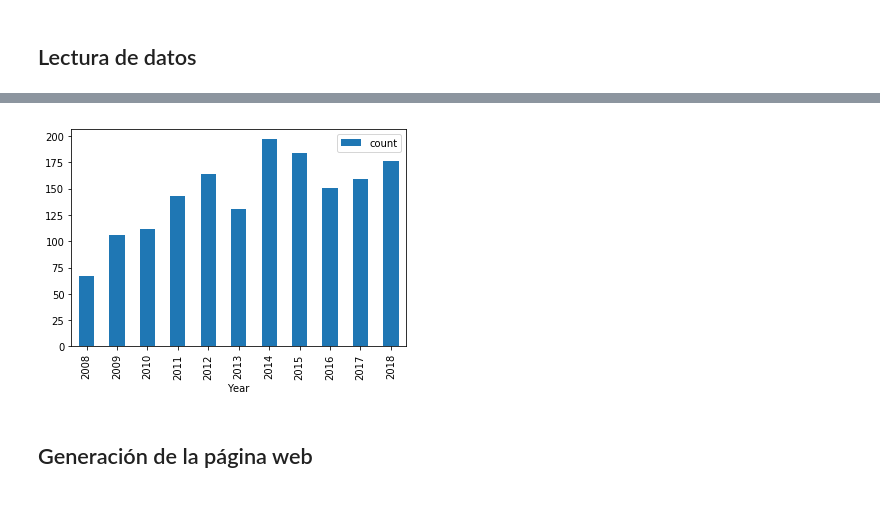
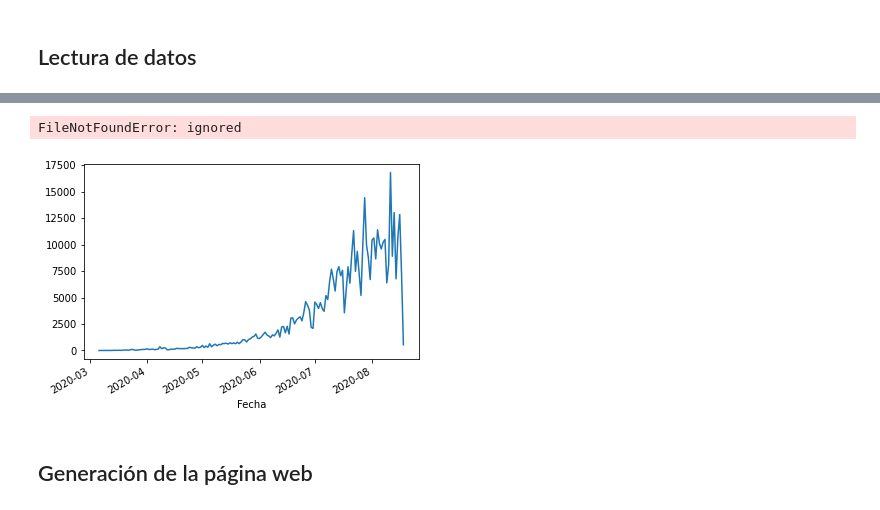
Before and after one commit to wssanchezm/Prueba, a Jupyter notebook: dataproc.ipynb, the cells around one changed output, grey strips where cells are left out. Cells and saved outputs as stored; diff of their text form; code cells hidden in the pictures.

```diff
--- a/dataproc.ipynb
+++ b/dataproc.ipynb
@@ -74,0 +14,3 @@ most_cited
+# %%
+datos= pd.read_csv('https://www.datos.gov.co/api/views/gt2j-8ykr/rows.csv?accessType=DOWNLOAD&bom=true&format=true')
+datos.head()
@@ -98,8 +26,2 @@ count
-# %%
-##
-## Se genera el gráfico y se salva en la carpeta docs
-##
-count.plot.bar();
-plt.savefig('docs/numbyyear.png')
-# %% [output]
-[figure, removed]
+# %%
+datos['Fecha'] = pd.to_datetime(datos['Fecha diagnostico'], format='%Y-%m-%d %H:%M:%S', errors='coerce')
@@ -106,3 +30,9 @@ plt.savefig('docs/numbyyear.png')
+# %%
+datos.groupby(['Fecha']).count()['ID de caso'].plot();
+plt.savefig('docs/numbyyear.png')
+# %% [output]
+FileNotFoundError: ignored
+[figure, added]
 # %% [markdown]
 ## Generación de la página web
 # %% [markdown]
```
Also changed, not shown: parts of 13 cells of this notebook.
